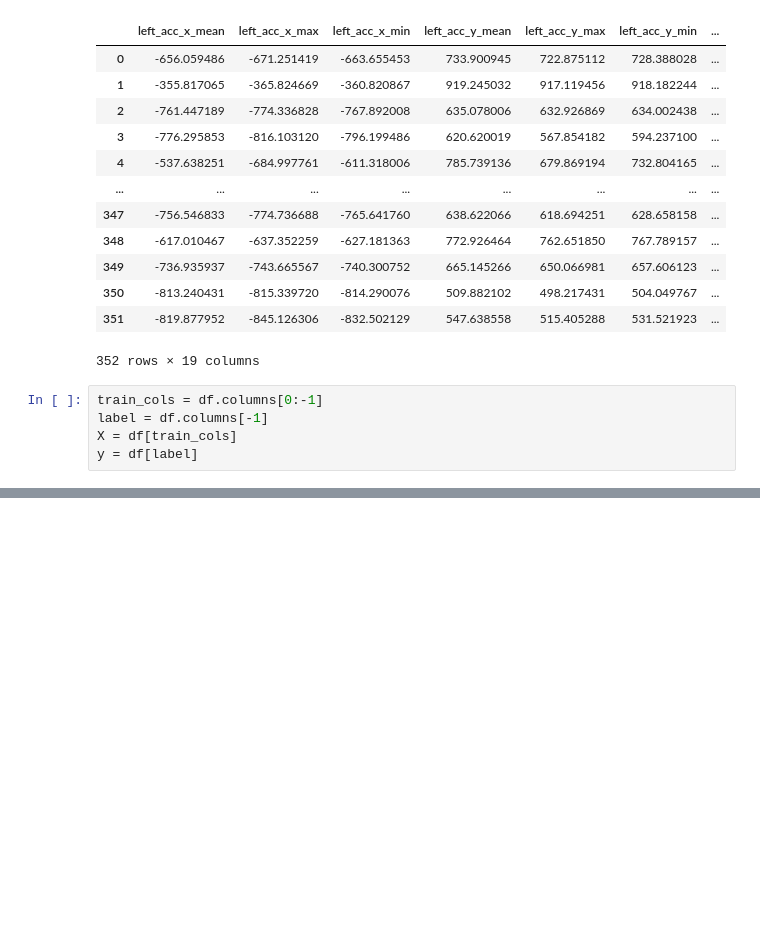
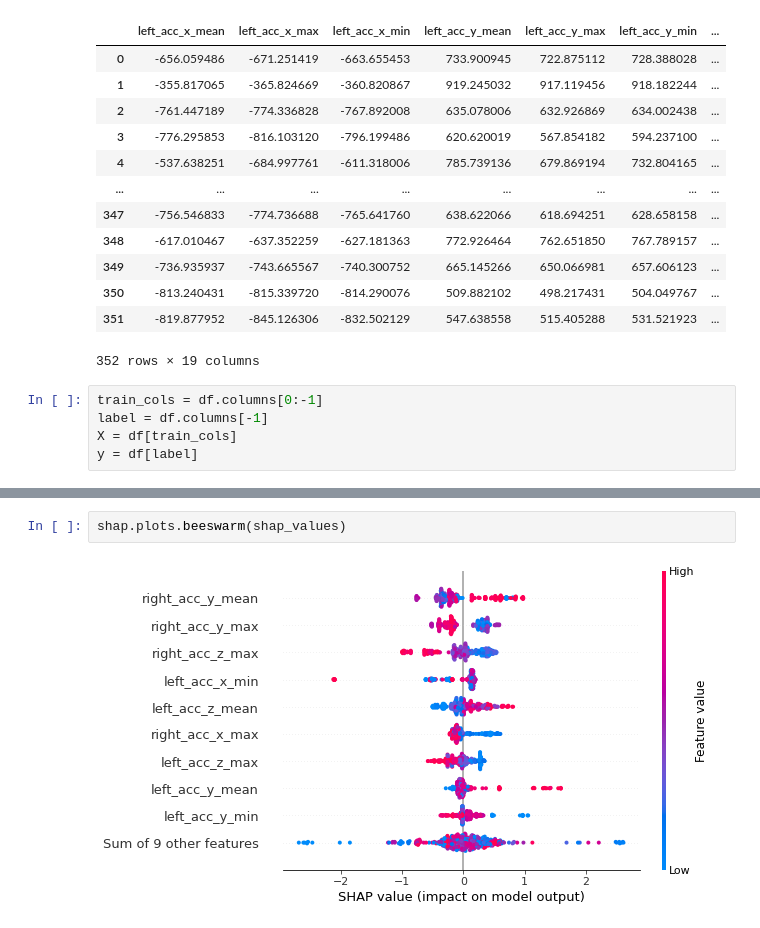
Before and after one commit to MachineLs/IMU-data-and-feature-engineering, a Jupyter notebook: explanableAI/sharp.ipynb, the cells around one changed output, grey strips where cells are left out. Cells and saved outputs as stored; diff of their text form; blank space fills up the shorter version.

```diff
--- a/explanableAI/sharp.ipynb
+++ b/explanableAI/sharp.ipynb
@@ -66,0 +67,4 @@ ntree_limit is deprecated, use `iteration_range` or model slicing instead.
+# %%
+shap.plots.beeswarm(shap_values)
+# %% [output]
+[figure, added]
```
Also changed, not shown: parts of 12 cells of this notebook, 7 other files.
